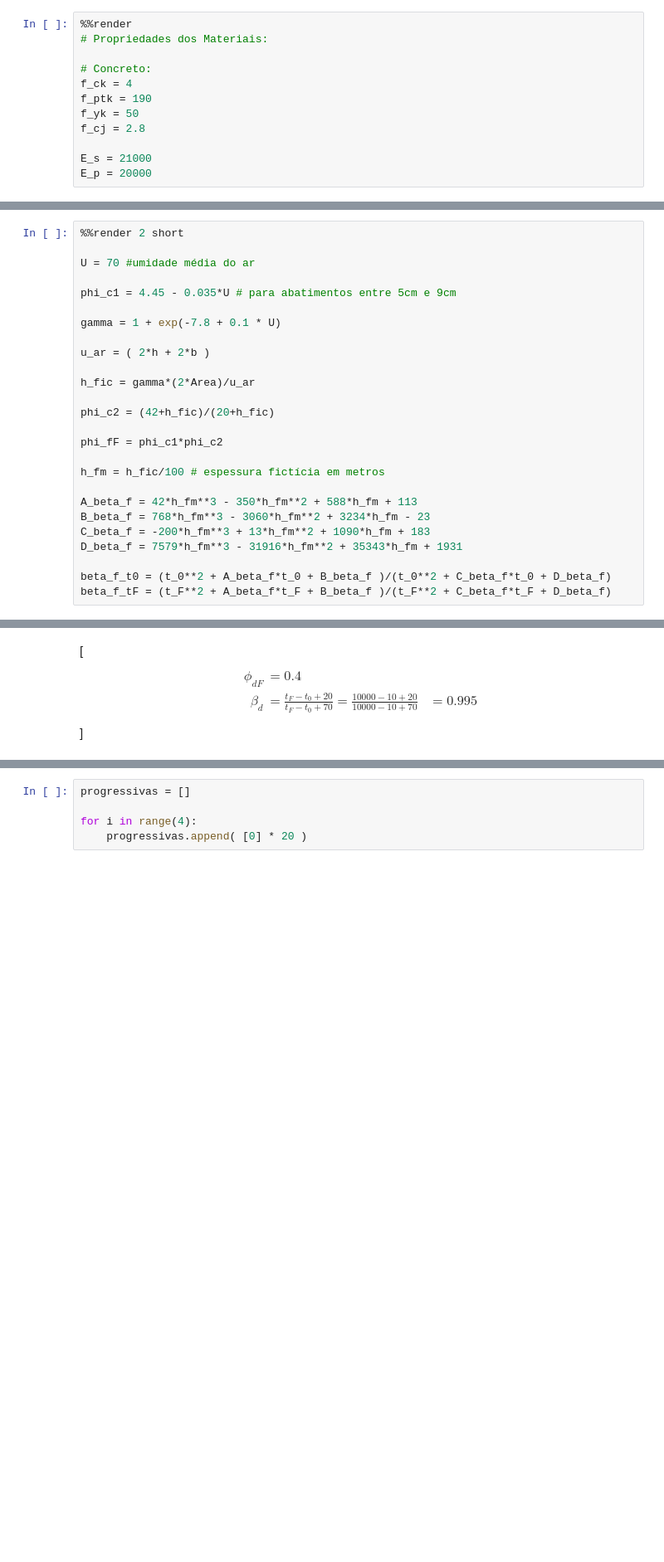
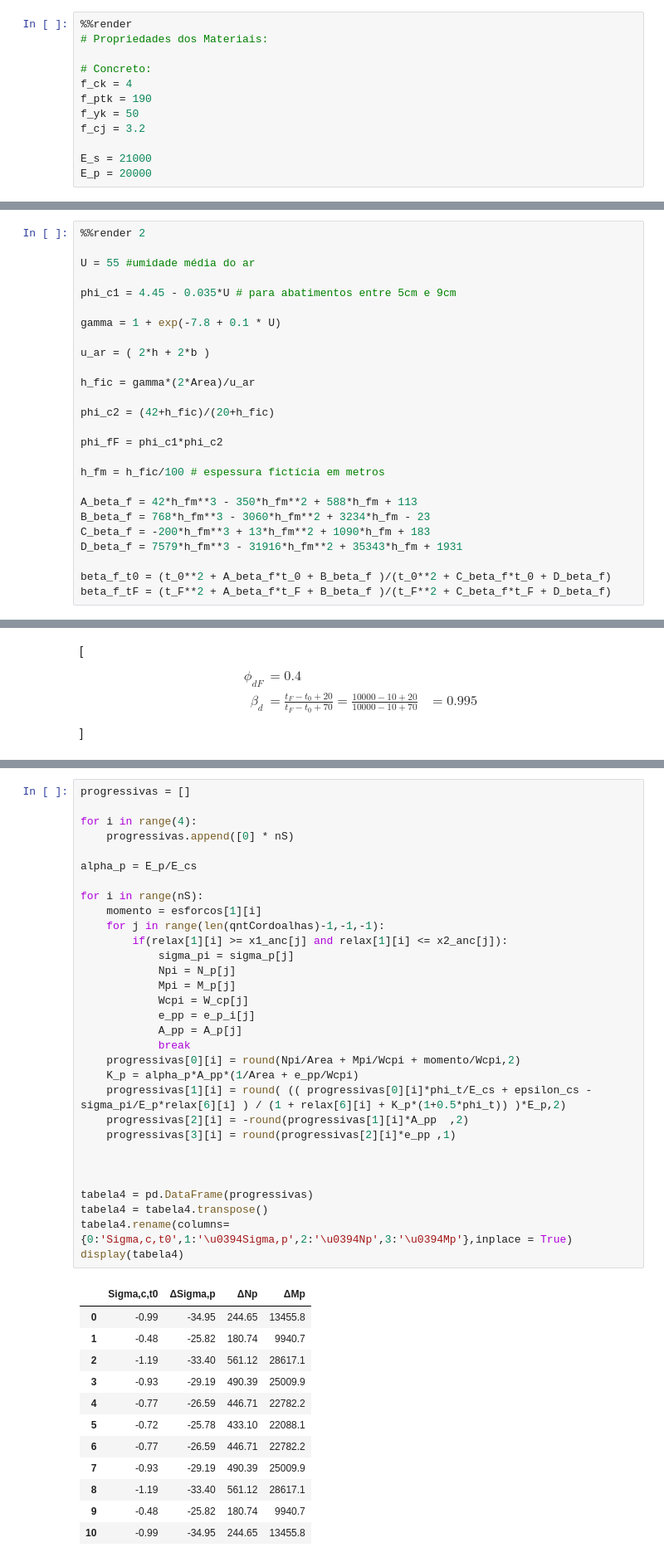
Before and after one commit to GarciaGabe/eng, a Jupyter notebook: Viga Protendida.ipynb, the cells around one changed output, grey strips where cells are left out. Shown at 83% size. Drawn from its saved outputs; the diff is of its cells as text; blank space fills up the shorter version.

```diff
--- a/Viga Protendida.ipynb
+++ b/Viga Protendida.ipynb
@@ -78,7 +85,7 @@ e_{p} &= 41 \;
 f_ck = 4
 f_ptk = 190
 f_yk = 50
-f_cj = 2.8
+f_cj = 3.2
 
 E_s = 21000
 E_p = 20000
@@ -527,7 +538,7 @@ t_{F} &= 10000 \;
 # %%
-%%render 2 short
+%%render 2
 
-U = 70 #umidade média do ar
+U = 55 #umidade média do ar
 
 phi_c1 = 4.45 - 0.035*U # para abatimentos entre 5cm e 9cm
 
@@ -677,5 +684,44 @@ display(tabela3)
 # %%
 progressivas = []
 
 for i in range(4):
-    progressivas.append( [0] * 20 )
+    progressivas.append([0] * nS)
+
+alpha_p = E_p/E_cs
+
+for i in range(nS):
+    momento = esforcos[1][i]
+    for j in range(len(qntCordoalhas)-1,-1,-1):
+        if(relax[1][i] >= x1_anc[j] and relax[1][i] <= x2_anc[j]):
+            sigma_pi = sigma_p[j]
+            Npi = N_p[j]
+            Mpi = M_p[j]
+            Wcpi = W_cp[j]
+            e_pp = e_p_i[j]
+            A_pp = A_p[j]
+            break
+    progressivas[0][i] = round(Npi/Area + Mpi/Wcpi + momento/Wcpi,2)
+    K_p = alpha_p*A_pp*(1/Area + e_pp/Wcpi)
+    progressivas[1][i] = round( (( progressivas[0][i]*phi_t/E_cs + epsilon_cs - sigma_pi/E_p*relax[6][i] ) / (1 + relax[6][i] + K_p*(1+0.5*phi_t)) )*E_p,2)
+    progressivas[2][i] = -round(progressivas[1][i]*A_pp  ,2)
+    progressivas[3][i] = round(progressivas[2][i]*e_pp ,1)
+
+
+
+tabela4 = pd.DataFrame(progressivas)
+tabela4 = tabela4.transpose()
+tabela4.rename(columns={0:'Sigma,c,t0',1:'\u0394Sigma,p',2:'\u0394Np',3:'\u0394Mp'},inplace = True)
+display(tabela4)
+# %% [output]
+|  | Sigma,c,t0 | ΔSigma,p | ΔNp | ΔMp |
+| 0 | -0.99 | -34.95 | 244.65 | 13455.8 |
+| 1 | -0.48 | -25.82 | 180.74 | 9940.7 |
+| 2 | -1.19 | -33.40 | 561.12 | 28617.1 |
+| 3 | -0.93 | -29.19 | 490.39 | 25009.9 |
+| 4 | -0.77 | -26.59 | 446.71 | 22782.2 |
+| 5 | -0.72 | -25.78 | 433.10 | 22088.1 |
+| 6 | -0.77 | -26.59 | 446.71 | 22782.2 |
+| 7 | -0.93 | -29.19 | 490.39 | 25009.9 |
+| 8 | -1.19 | -33.40 | 561.12 | 28617.1 |
+| 9 | -0.48 | -25.82 | 180.74 | 9940.7 |
+| 10 | -0.99 | -34.95 | 244.65 | 13455.8 |
```
Also changed, not shown: parts of 54 cells of this notebook.
